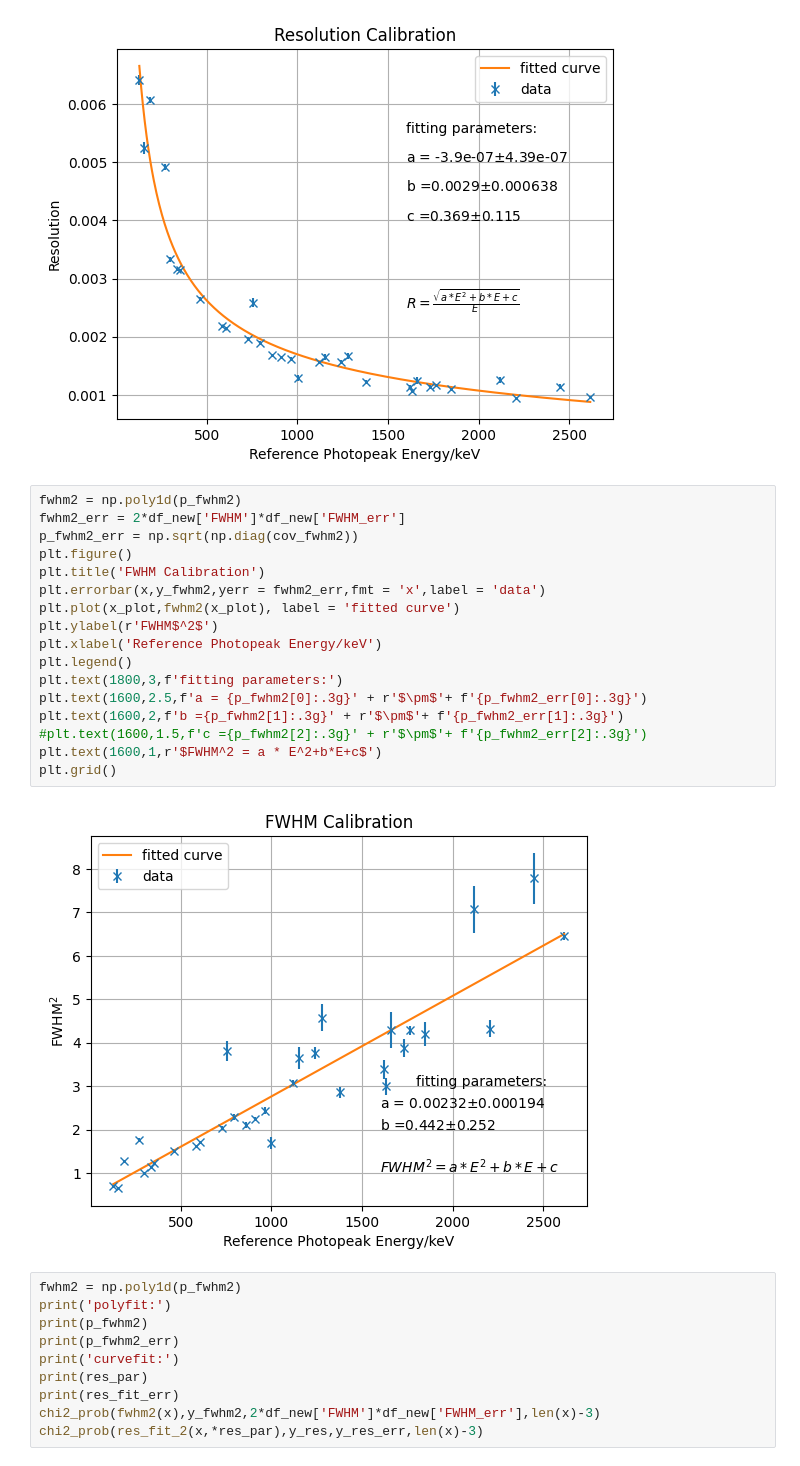
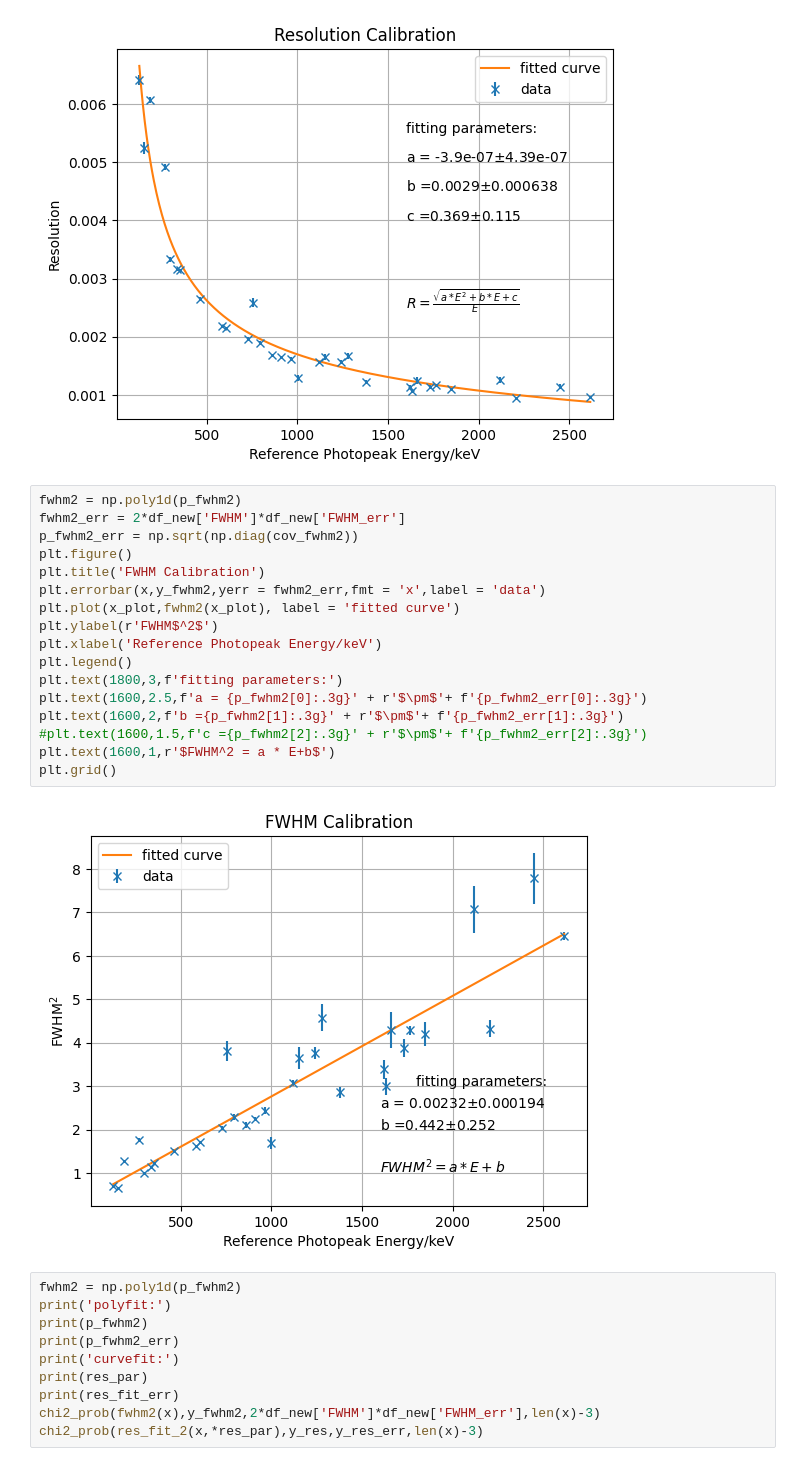
Before and after one commit to ngcnpeter/HPGe_lab_y3, a Jupyter notebook: spectal_analysis.ipynb, the cells around one changed output. Drawn from its saved outputs; the diff is of its cells as text.

```diff
--- a/spectal_analysis.ipynb
+++ b/spectal_analysis.ipynb
@@ -472,22 +408,22 @@ plt.grid()
 # %%
 fwhm2 = np.poly1d(p_fwhm2)
 fwhm2_err = 2*df_new['FWHM']*df_new['FWHM_err']
 p_fwhm2_err = np.sqrt(np.diag(cov_fwhm2))
 plt.figure()
 plt.title('FWHM Calibration')
 plt.errorbar(x,y_fwhm2,yerr = fwhm2_err,fmt = 'x',label = 'data')
 plt.plot(x_plot,fwhm2(x_plot), label = 'fitted curve')
 plt.ylabel(r'FWHM$^2$')
 plt.xlabel('Reference Photopeak Energy/keV')
 plt.legend()
 plt.text(1800,3,f'fitting parameters:')
 plt.text(1600,2.5,f'a = {p_fwhm2[0]:.3g}' + r'$\pm$'+ f'{p_fwhm2_err[0]:.3g}')
 plt.text(1600,2,f'b ={p_fwhm2[1]:.3g}' + r'$\pm$'+ f'{p_fwhm2_err[1]:.3g}')
 #plt.text(1600,1.5,f'c ={p_fwhm2[2]:.3g}' + r'$\pm$'+ f'{p_fwhm2_err[2]:.3g}')
-plt.text(1600,1,r'$FWHM^2 = a * E^2+b*E+c$')
+plt.text(1600,1,r'$FWHM^2 = a * E+b$')
 plt.grid()
 # %% [output]
-[figure, old version]
+[figure, new version]
 # %%
 fwhm2 = np.poly1d(p_fwhm2)
 print('polyfit:')
```
Also changed, not shown: parts of 7 cells of this notebook, 6 other files.
